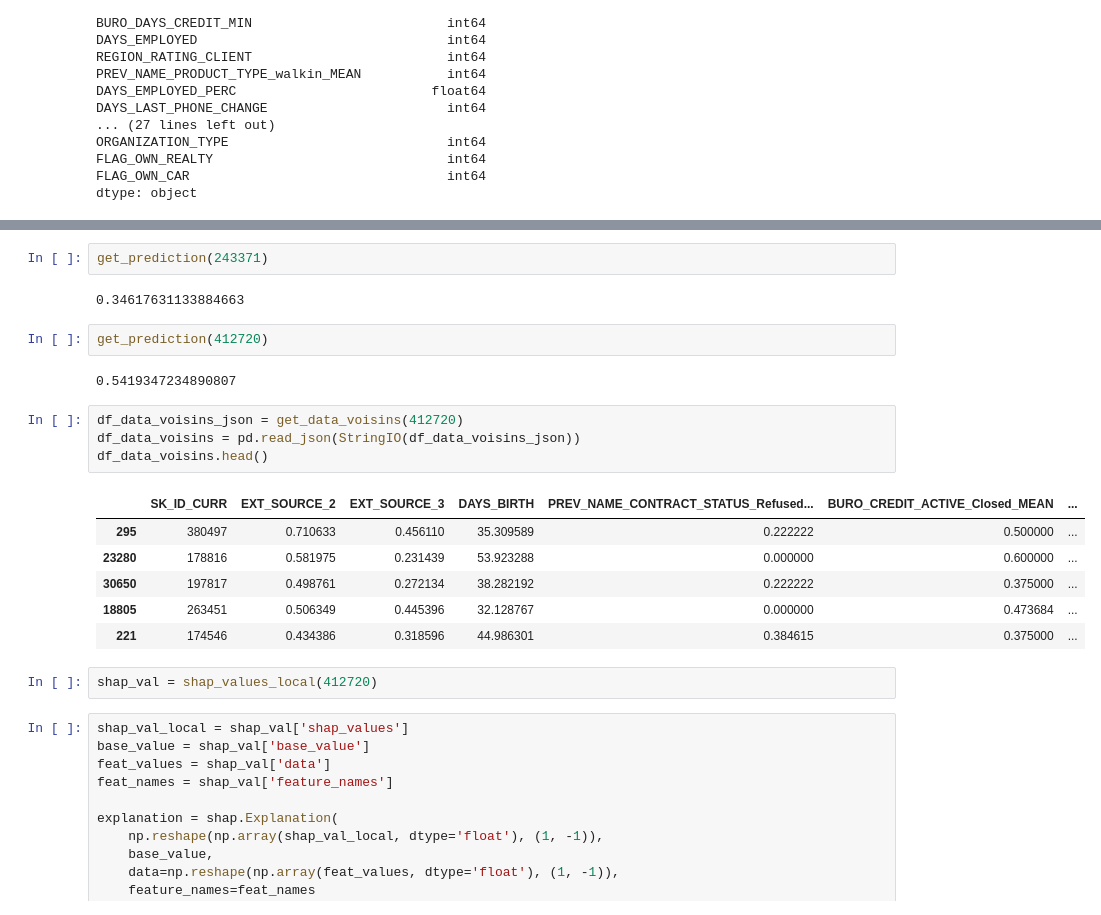
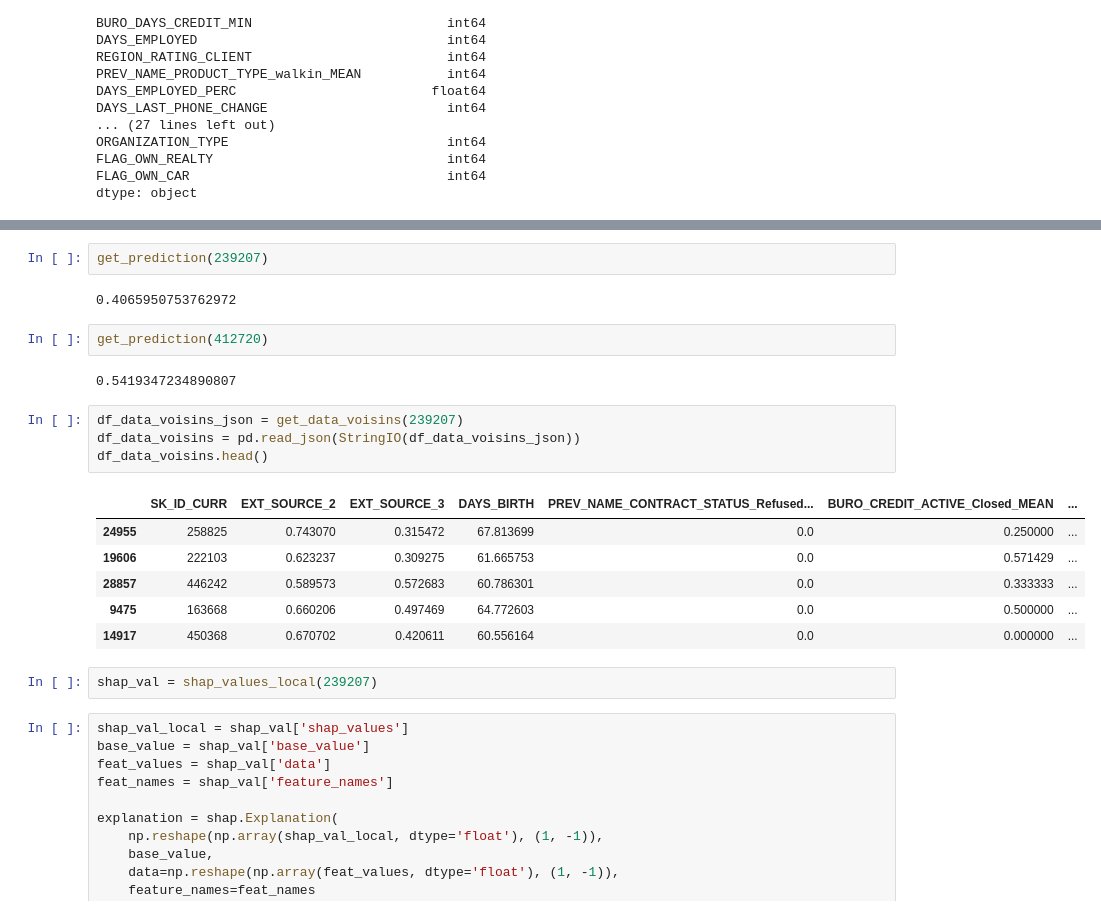
Before and after one commit to DTYS65/Projet7-OpenClassRooms, a Jupyter notebook: projet_7_6_TEST_API.ipynb, the cells around one changed output, grey strips where cells are left out. Drawn from its saved outputs; the diff is of its cells as text.

```diff
--- a/projet_7_6_TEST_API.ipynb
+++ b/projet_7_6_TEST_API.ipynb
@@ -219,24 +219,24 @@ round(df_data_client["AMT_INCOME_TOTAL"].mean(), 2)
 # %%
-get_prediction(243371)
+get_prediction(239207)
 # %% [output]
-0.34617631133884663
+0.4065950753762972
 # %%
 get_prediction(412720)
 # %% [output]
 0.5419347234890807
 # %%
-df_data_voisins_json = get_data_voisins(412720)
+df_data_voisins_json = get_data_voisins(239207)
 df_data_voisins = pd.read_json(StringIO(df_data_voisins_json))
 df_data_voisins.head()
 # %% [output]
 |  | SK_ID_CURR | EXT_SOURCE_2 | EXT_SOURCE_3 | DAYS_BIRTH | PREV_NAME_CONTRACT_STATUS_Refused... | BURO_CREDIT_ACTIVE_Closed_MEAN | ... |
-| 295 | 380497 | 0.710633 | 0.456110 | 35.309589 | 0.222222 | 0.500000 | ... |
-| 23280 | 178816 | 0.581975 | 0.231439 | 53.923288 | 0.000000 | 0.600000 | ... |
-| 30650 | 197817 | 0.498761 | 0.272134 | 38.282192 | 0.222222 | 0.375000 | ... |
-| 18805 | 263451 | 0.506349 | 0.445396 | 32.128767 | 0.000000 | 0.473684 | ... |
-| 221 | 174546 | 0.434386 | 0.318596 | 44.986301 | 0.384615 | 0.375000 | ... |
+| 24955 | 258825 | 0.743070 | 0.315472 | 67.813699 | 0.0 | 0.250000 | ... |
+| 19606 | 222103 | 0.623237 | 0.309275 | 61.665753 | 0.0 | 0.571429 | ... |
+| 28857 | 446242 | 0.589573 | 0.572683 | 60.786301 | 0.0 | 0.333333 | ... |
+| 9475 | 163668 | 0.660206 | 0.497469 | 64.772603 | 0.0 | 0.500000 | ... |
+| 14917 | 450368 | 0.670702 | 0.420611 | 60.556164 | 0.0 | 0.000000 | ... |
 # %%
-shap_val = shap_values_local(412720)
+shap_val = shap_values_local(239207)
 # %%
 shap_val_local = shap_val['shap_values']
 base_value = shap_val['base_value']
```
Also changed, not shown: parts of 7 cells of this notebook, 1 other file.
